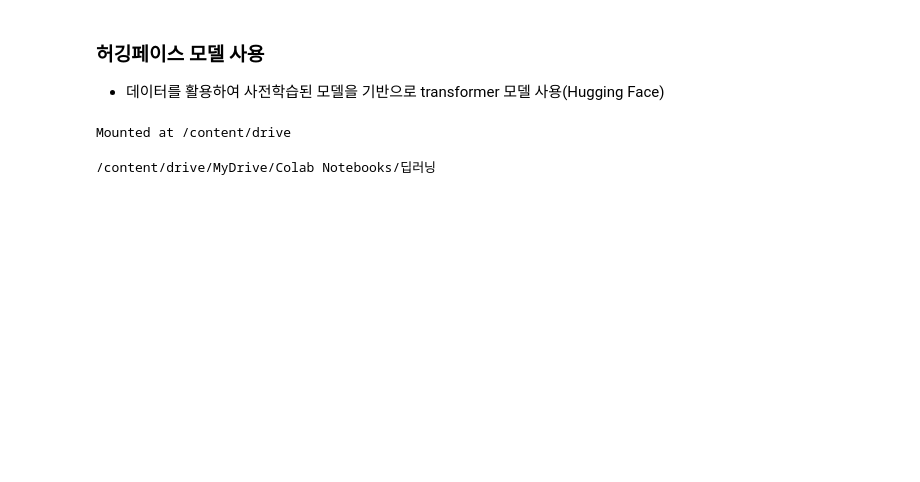
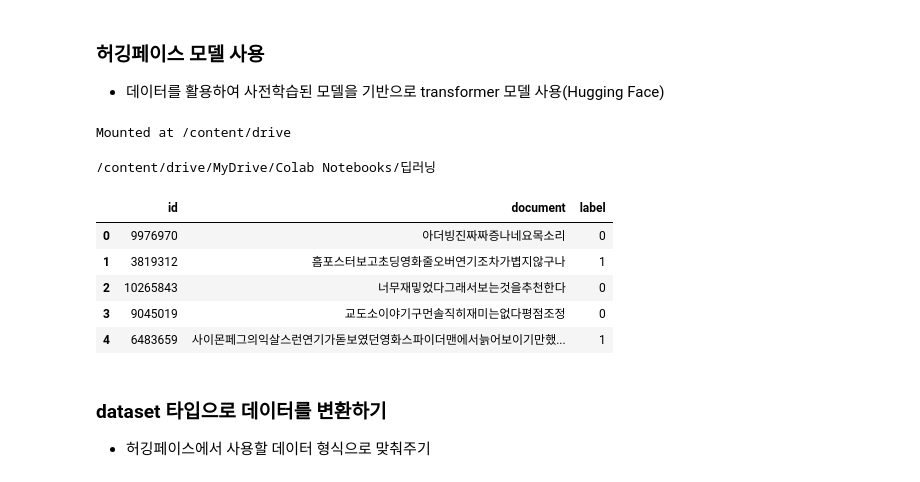
Before and after one commit to DongYeon-cloud/DL_Study, a Jupyter notebook: ex08) 허깅페이스 모델을 활용하여 영화리뷰데이터 학습하기.ipynb, the cells around one changed output. Saved outputs shown, nothing was run; the diff lists cells and outputs as text; code cells hidden in the pictures; blank space fills up the shorter version.

```diff
--- a/ex08) 허깅페이스 모델을 활용하여 영화리뷰데이터 학습하기.ipynb
+++ b/ex08) 허깅페이스 모델을 활용하여 영화리뷰데이터 학습하기.ipynb
@@ -23,3 +23,27 @@ test_data = pd.read_csv('./data/ratings_test.txt', delimiter='\t')
 # 결측치 제거
 train_data = train_data.dropna()
 test_data = test_data.dropna()
+# %%
+# 데이터 정규화 진행
+# [가-힣] : 가부터 힣까지 문자를 의미 (한글 자음모음으로 조합할 수 있는 모든 문자)
+# [0-9] : 숫자
+# [a-zA-Z] : 영문자
+# 우리가 원하는 글자를 찾아서 정규화 진행
+train_data['document'] = train_data['document'].str.replace('[^가-힣]', '', regex=True)
+test_data['document'] = test_data['document'].str.replace('[^가-힣]', '', regex=True)
+# ^ : 제외한다는 의미
+# regex=Ture : 정규식 결과를 적용하는 기능(정규식 표현을 사용했을 때 사용)
+# %%
+# 한글을 제외한 나무지를 전부 삭제하기로 했기 때문에 공백만 남은 데이터가 존재할 수 있다.
+# 따라서 공백만 남은 데이터를 삭제 진행하기
+train_doc = train_data.loc[train_data['document'].str.strip() != '']
+test_doc = test_data.loc[test_data['document'].str.strip() != '']
+# %%
+train_doc.head()
+# %% [output]
+|  | id | document | label |
+| 0 | 9976970 | 아더빙진짜짜증나네요목소리 | 0 |
+| 1 | 3819312 | 흠포스터보고초딩영화줄오버연기조차가볍지않구나 | 1 |
+| 2 | 10265843 | 너무재밓었다그래서보는것을추천한다 | 0 |
+| 3 | 9045019 | 교도소이야기구먼솔직히재미는없다평점조정 | 0 |
+| 4 | 6483659 | 사이몬페그의익살스런연기가돋보였던영화스파이더맨에서늙어보이기만했... | 1 |
@@ -25,0 +58,3 @@ test_data = test_data.dropna()
+# %% [markdown]
+### dataset 타입으로 데이터를 변환하기
+- 허깅페이스에서 사용할 데이터 형식으로 맞춰주기
```
Also changed, not shown: parts of 31 cells of this notebook.
